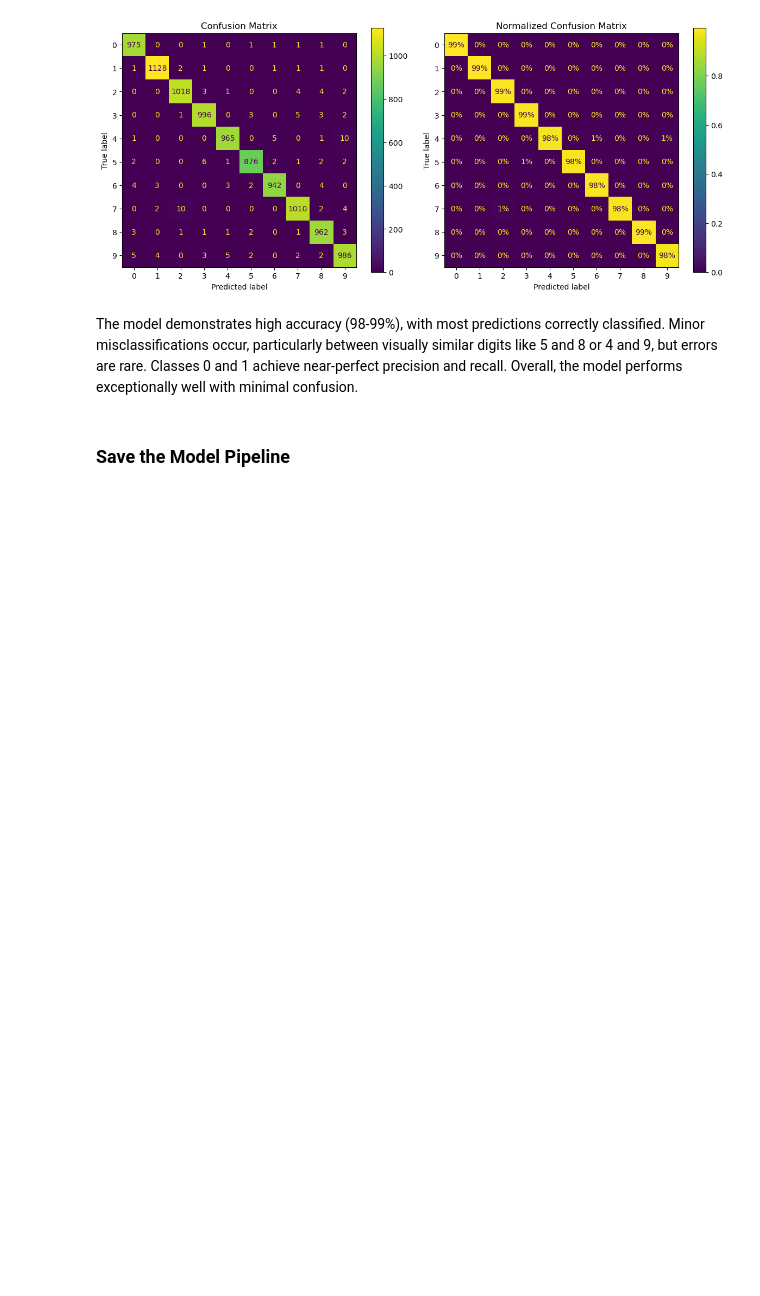
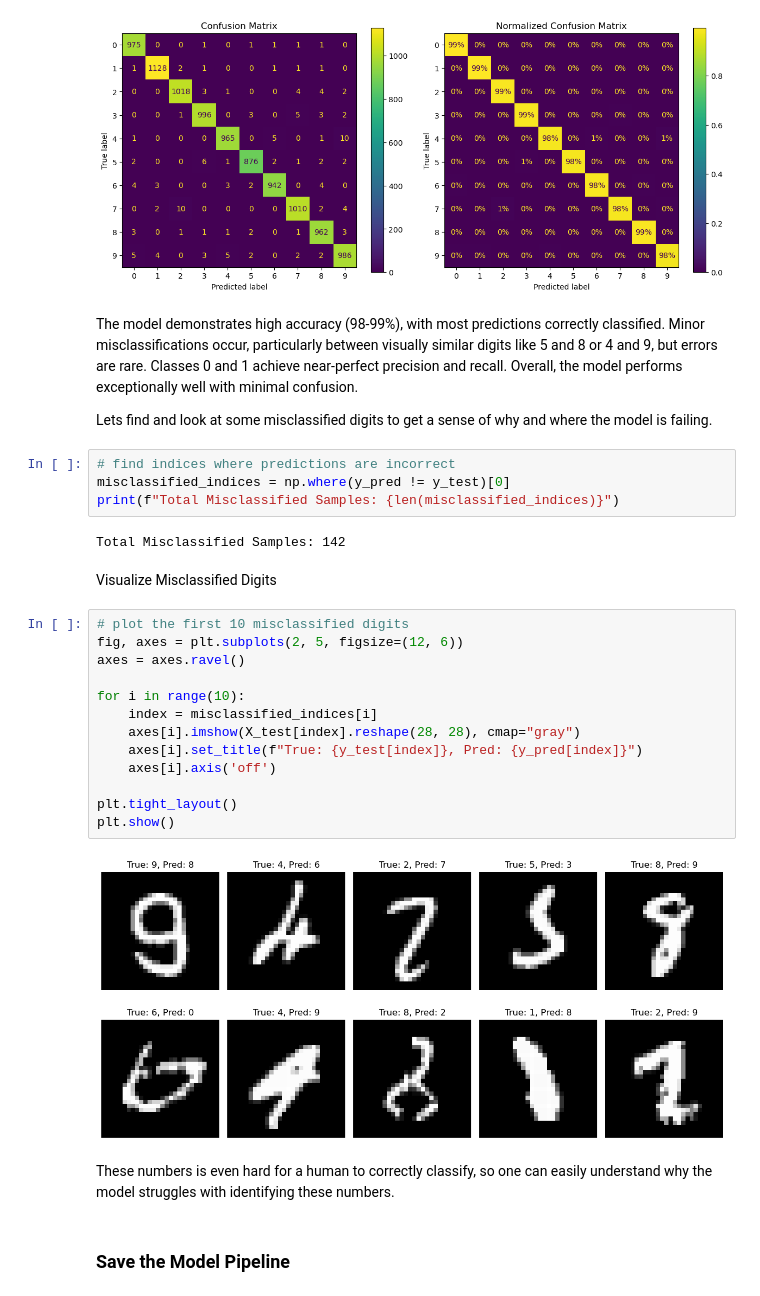
Before and after one commit to Bengtegard/MNIST-digit-classification, a Jupyter notebook: mnist-digit-classifier/train_eda_evaulate.ipynb, the cells around one changed output. Saved outputs shown, nothing was run; the diff lists cells and outputs as text; blank space fills up the shorter version.

```diff
--- a/mnist-digit-classifier/kunskapskontroll_2.ipynb
+++ b/mnist-digit-classifier/train_eda_evaulate.ipynb
@@ -388,6 +463,33 @@ plt.show()
 [figure]
 # %% [markdown]
 The model demonstrates high accuracy (98-99%), with most predictions correctly classified. Minor misclassifications occur, particularly between visually similar digits like 5 and 8 or 4 and 9, but errors are rare. Classes 0 and 1 achieve near-perfect precision and recall. Overall, the model performs exceptionally well with minimal confusion.
+
+Lets find and look at some misclassified digits to get a sense of why and where the model is failing.
+# %%
+# find indices where predictions are incorrect
+misclassified_indices = np.where(y_pred != y_test)[0]
+print(f"Total Misclassified Samples: {len(misclassified_indices)}")
+# %% [output]
+Total Misclassified Samples: 142
+# %% [markdown]
+Visualize Misclassified Digits
+# %%
+# plot the first 10 misclassified digits
+fig, axes = plt.subplots(2, 5, figsize=(12, 6))
+axes = axes.ravel()
+
+for i in range(10):
+    index = misclassified_indices[i]
+    axes[i].imshow(X_test[index].reshape(28, 28), cmap="gray")
+    axes[i].set_title(f"True: {y_test[index]}, Pred: {y_pred[index]}")
+    axes[i].axis('off')
+
+plt.tight_layout()
+plt.show()
+# %% [output]
+[figure, added]
+# %% [markdown]
+These numbers is even hard for a human to correctly classify, so one can easily understand why the model struggles with identifying these numbers.
 # %% [markdown]
 ### Save the Model Pipeline
 # %%
```
Also changed, not shown: parts of 8 cells of this notebook.
